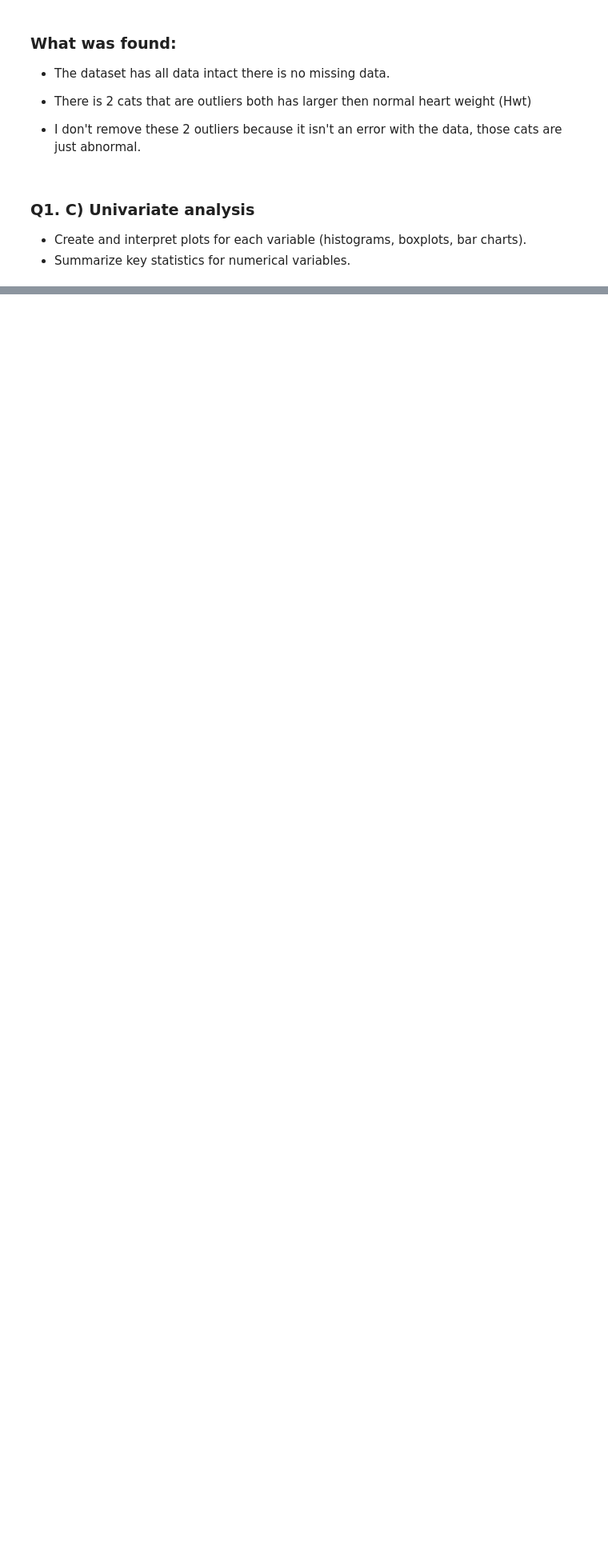
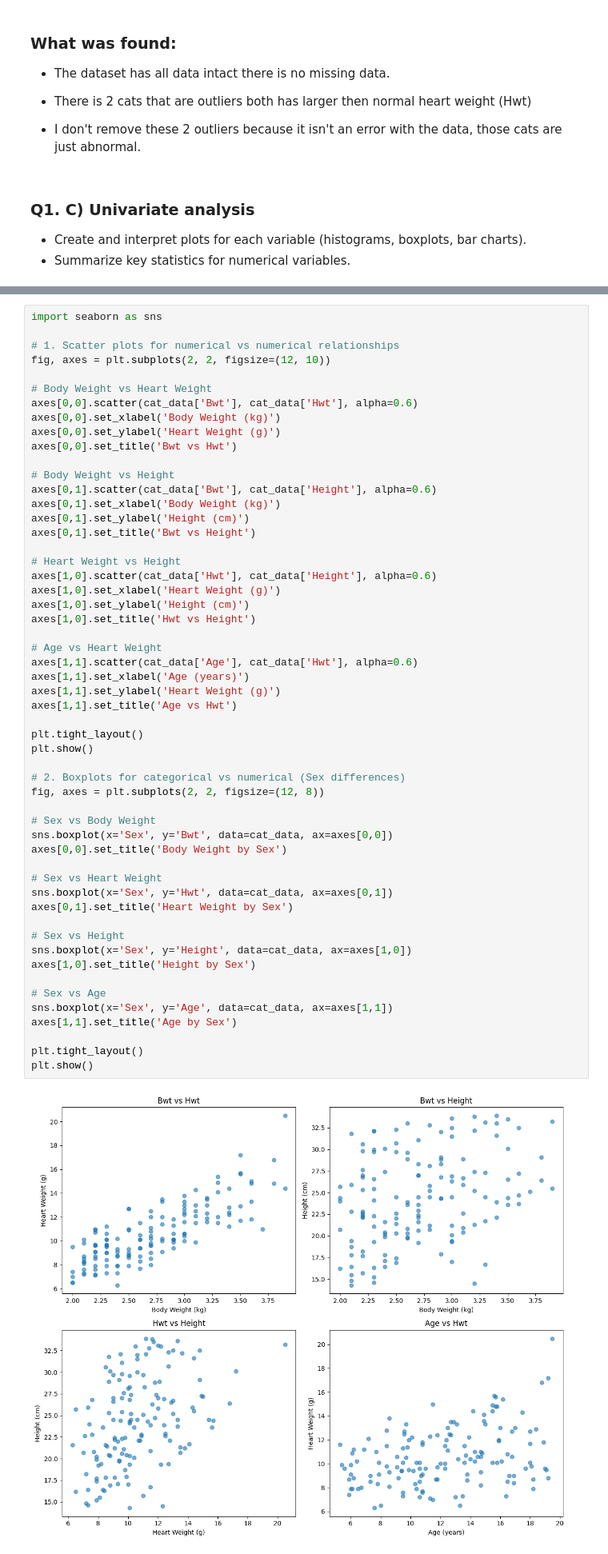
Before and after one commit to ryanhabis/College-folder, a Jupyter notebook: semester-1/statistics/CA-2/CA-2.ipynb, the cells around one changed output, grey strips where cells are left out. Shown at 80% size. Drawn from its saved outputs; the diff is of its cells as text; blank space fills up the shorter version.

```diff
--- a/semester-1/statistics/CA-2/CA-2.ipynb
+++ b/semester-1/statistics/CA-2/CA-2.ipynb
@@ -162,0 +188,56 @@ plt.show()
+# %%
+import seaborn as sns
+
+# 1. Scatter plots for numerical vs numerical relationships
+fig, axes = plt.subplots(2, 2, figsize=(12, 10))
+
+# Body Weight vs Heart Weight
+axes[0,0].scatter(cat_data['Bwt'], cat_data['Hwt'], alpha=0.6)
+axes[0,0].set_xlabel('Body Weight (kg)')
+axes[0,0].set_ylabel('Heart Weight (g)')
+axes[0,0].set_title('Bwt vs Hwt')
+
+# Body Weight vs Height
+axes[0,1].scatter(cat_data['Bwt'], cat_data['Height'], alpha=0.6)
+axes[0,1].set_xlabel('Body Weight (kg)')
+axes[0,1].set_ylabel('Height (cm)')
+axes[0,1].set_title('Bwt vs Height')
+
+# Heart Weight vs Height
+axes[1,0].scatter(cat_data['Hwt'], cat_data['Height'], alpha=0.6)
+axes[1,0].set_xlabel('Heart Weight (g)')
+axes[1,0].set_ylabel('Height (cm)')
+axes[1,0].set_title('Hwt vs Height')
+
+# Age vs Heart Weight
+axes[1,1].scatter(cat_data['Age'], cat_data['Hwt'], alpha=0.6)
+axes[1,1].set_xlabel('Age (years)')
+axes[1,1].set_ylabel('Heart Weight (g)')
+axes[1,1].set_title('Age vs Hwt')
+
+plt.tight_layout()
+plt.show()
+
+# 2. Boxplots for categorical vs numerical (Sex differences)
+fig, axes = plt.subplots(2, 2, figsize=(12, 8))
+
+# Sex vs Body Weight
+sns.boxplot(x='Sex', y='Bwt', data=cat_data, ax=axes[0,0])
+axes[0,0].set_title('Body Weight by Sex')
+
+# Sex vs Heart Weight
+sns.boxplot(x='Sex', y='Hwt', data=cat_data, ax=axes[0,1])
+axes[0,1].set_title('Heart Weight by Sex')
+
+# Sex vs Height
+sns.boxplot(x='Sex', y='Height', data=cat_data, ax=axes[1,0])
+axes[1,0].set_title('Height by Sex')
+
+# Sex vs Age
+sns.boxplot(x='Sex', y='Age', data=cat_data, ax=axes[1,1])
+axes[1,1].set_title('Age by Sex')
+
+plt.tight_layout()
+plt.show()
+# %% [output]
+[figure, added]
```
Also changed, not shown: parts of 8 cells of this notebook.
